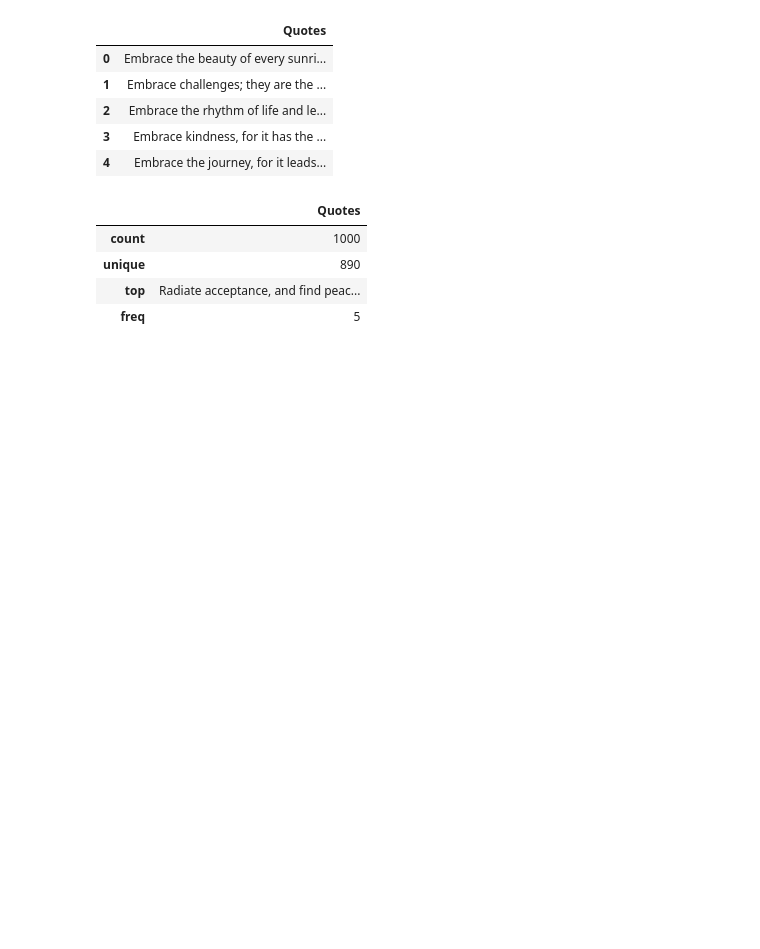
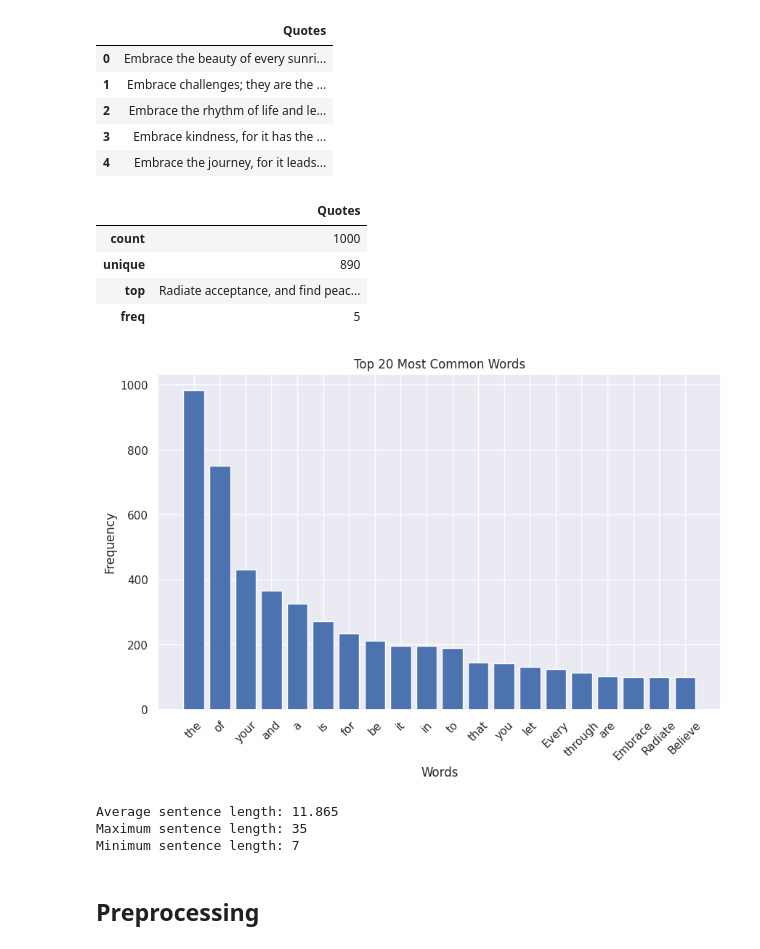
Before and after one commit to glennwuwu/next-word-predictor-rnn, a Jupyter notebook: RNN.ipynb, the cells around one changed output. Cells and saved outputs as stored; diff of their text form; code cells hidden in the pictures; blank space fills up the shorter version.

Commit message:
Text Preprocessing

```diff
--- a/RNN.ipynb
+++ b/RNN.ipynb
@@ -120,3 +129,31 @@ eda_df.describe()
 | unique | 890 |
 | top | Radiate acceptance, and find peac... |
 | freq | 5 |
+# %%
+from collections import Counter
+
+# Assuming 'sentences' is a list of sentences in your dataset
+words = [word for sentence in eda_df["Quotes"] for word in sentence.split()]
+word_freq = Counter(words)
+top_20_words = dict(word_freq.most_common(20))
+
+plt.figure(figsize=(10, 6))
+plt.bar(top_20_words.keys(), top_20_words.values())
+plt.xlabel('Words')
+plt.ylabel('Frequency')
+plt.title('Top 20 Most Common Words')
+plt.xticks(rotation=45)
+plt.show()
+# %% [output]
+[figure, added]
+# %%
+sentence_lengths = [len(sentence.split()) for sentence in eda_df["Quotes"]]
+print("Average sentence length:", sum(sentence_lengths) / len(sentence_lengths))
+print("Maximum sentence length:", max(sentence_lengths))
+print("Minimum sentence length:", min(sentence_lengths))
+# %% [output]
+Average sentence length: 11.865
+Maximum sentence length: 35
+Minimum sentence length: 7
+# %% [markdown]
+## Preprocessing
```
Also changed, not shown: parts of 15 cells of this notebook.
